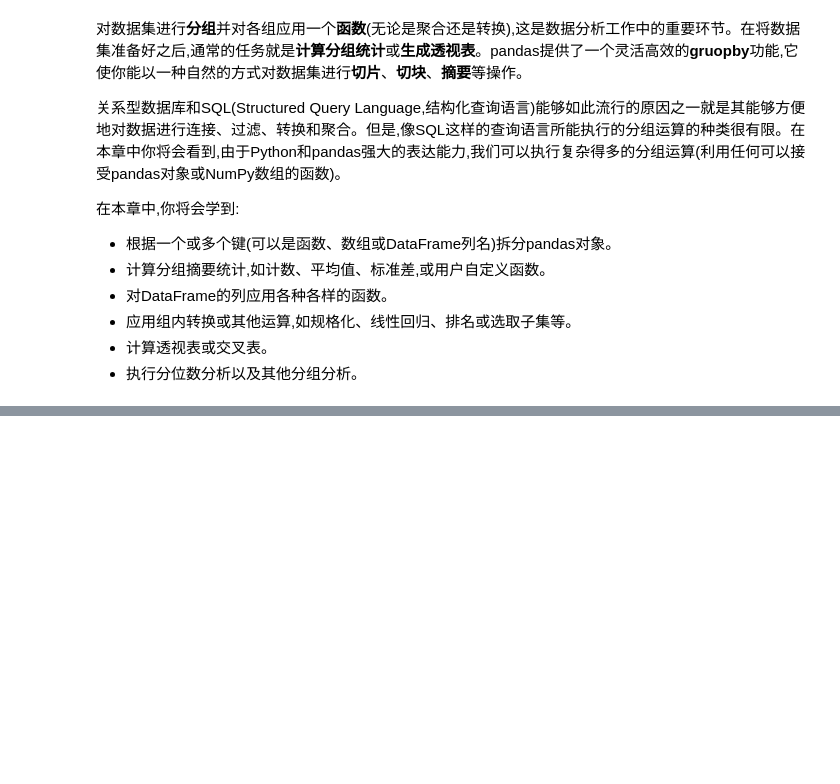
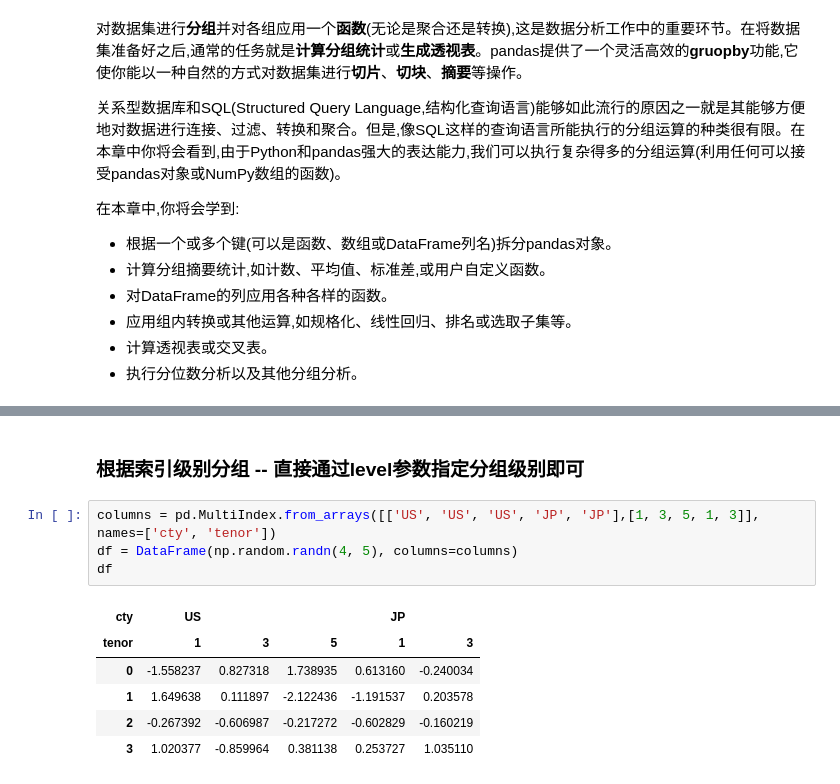
Before and after one commit to NemoHoHaloAi/machine_learning, a Jupyter notebook: python数据分析/数据聚合与分组计算.ipynb, the cells around one changed output, grey strips where cells are left out. Cells and saved outputs as stored; diff of their text form; blank space fills up the shorter version.

```diff
--- a/python数据分析/数据聚合与分组计算.ipynb
+++ b/python数据分析/数据聚合与分组计算.ipynb
@@ -31,0 +348,13 @@
+# %% [markdown]
+### 根据索引级别分组 -- 直接通过level参数指定分组级别即可
+# %%
+columns = pd.MultiIndex.from_arrays([['US', 'US', 'US', 'JP', 'JP'],[1, 3, 5, 1, 3]], names=['cty', 'tenor'])
+df = DataFrame(np.random.randn(4, 5), columns=columns)
+df
+# %% [output]
+| cty | US |  |  | JP |  |
+| tenor | 1 | 3 | 5 | 1 | 3 |
+| 0 | -1.558237 | 0.827318 | 1.738935 | 0.613160 | -0.240034 |
+| 1 | 1.649638 | 0.111897 | -2.122436 | -1.191537 | 0.203578 |
+| 2 | -0.267392 | -0.606987 | -0.217272 | -0.602829 | -0.160219 |
+| 3 | 1.020377 | -0.859964 | 0.381138 | 0.253727 | 1.035110 |
```
Also changed, not shown: parts of 59 cells of this notebook.
